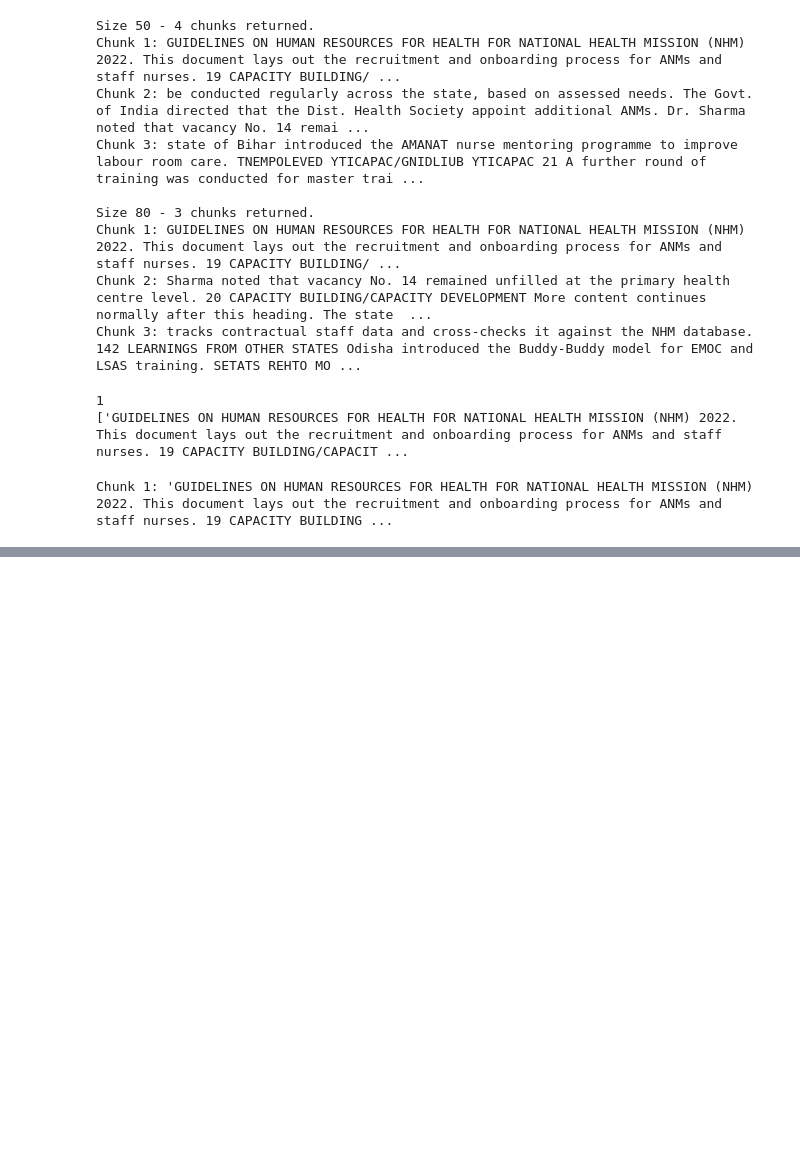
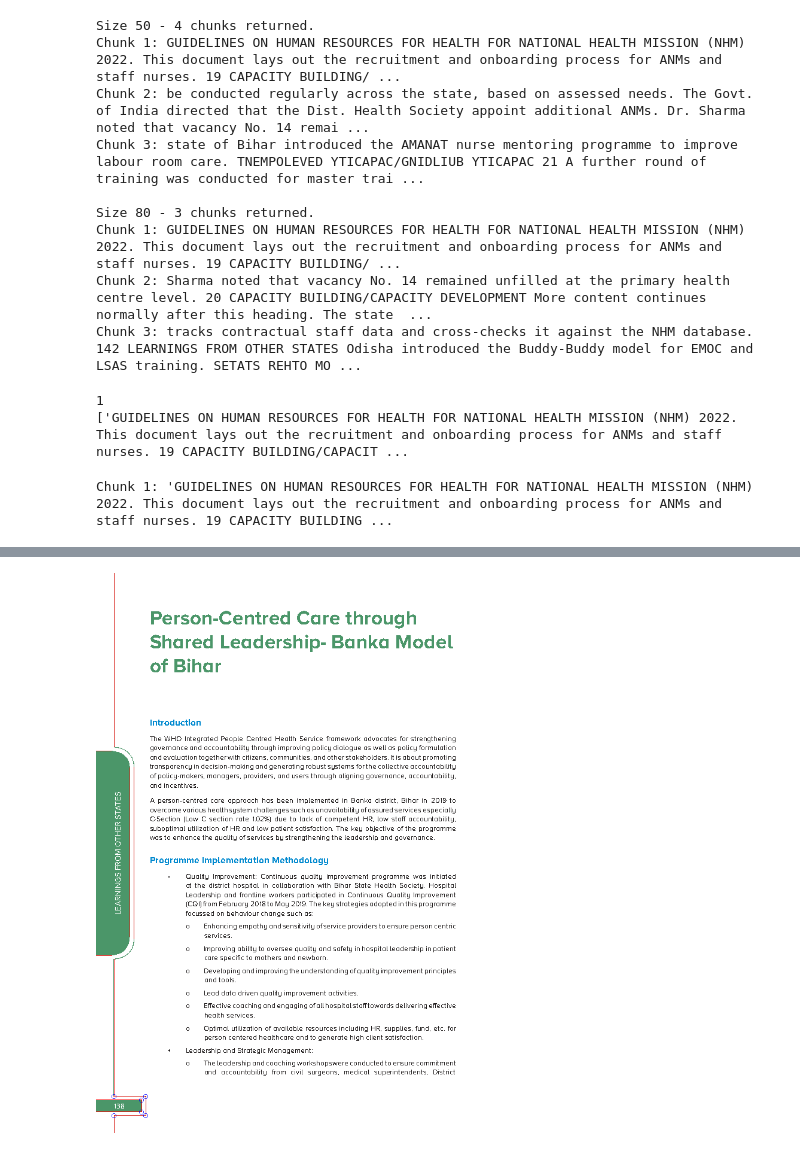
Before and after one commit to amanchaurasia512/swasthyasetu-rag, a Jupyter notebook: notebooks/experiments.ipynb, the cells around one changed output, grey strips where cells are left out. Saved outputs shown, nothing was run; the diff lists cells and outputs as text; code cells hidden in the pictures; blank space fills up the shorter version.

```diff
--- a/notebooks/experiments.ipynb
+++ b/notebooks/experiments.ipynb
@@ -1150,0 +1867,4 @@ def get_fixed_chunk(text: str , chunk_size : int) -> list[str]:
+# %%
+nhm_pdf.pages[157].to_image(resolution=80).debug_tablefinder()
+# %% [output]
+[figure, added]
```
Also changed, not shown: parts of 50 cells of this notebook, 1 other file.
